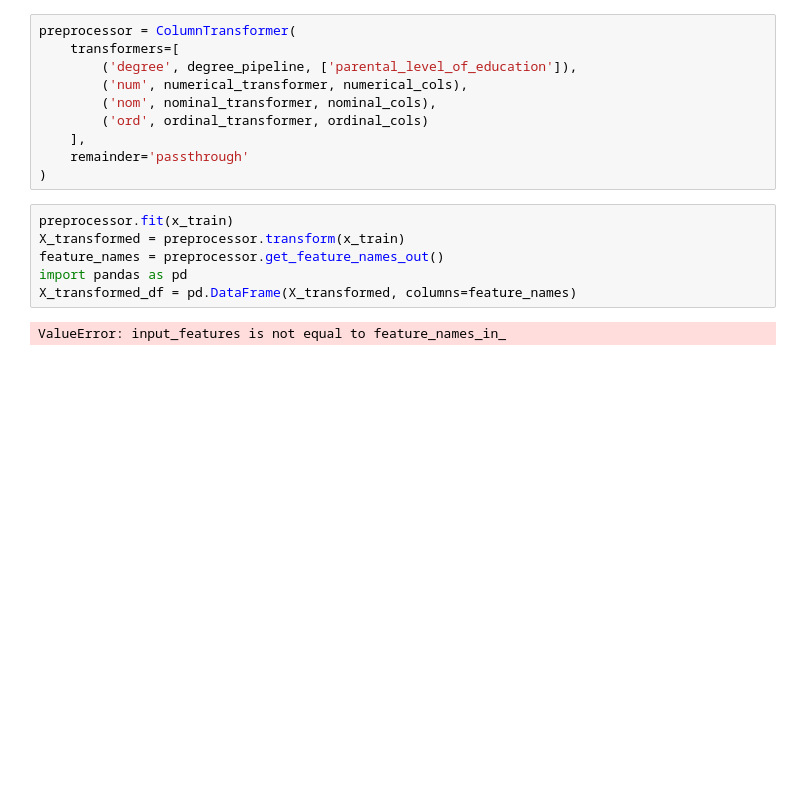
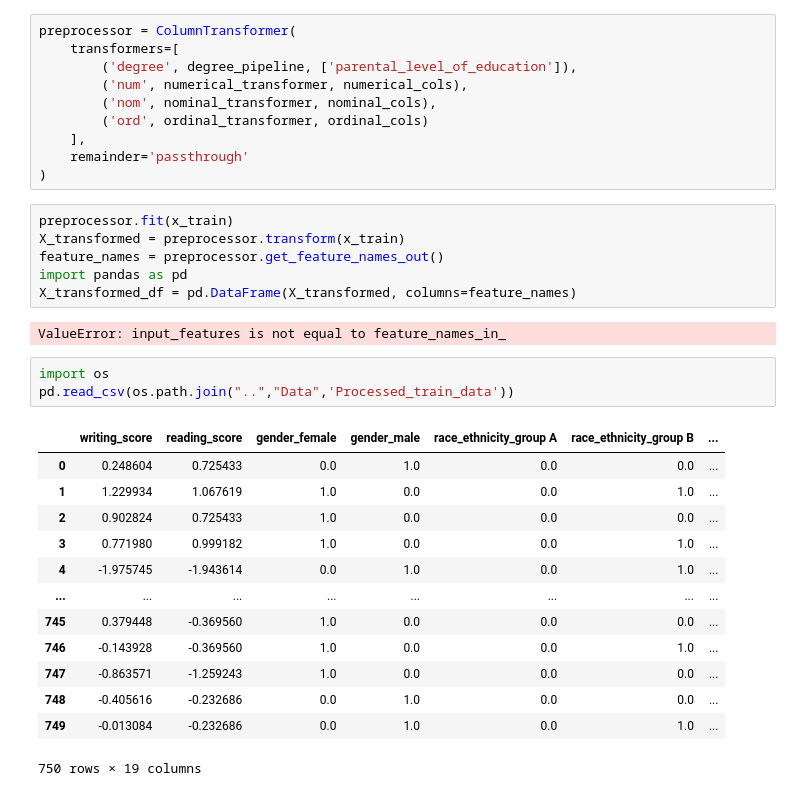
Before and after one commit to Kammarishivashankar/student_performance_indicator, a Jupyter notebook: EDA/eda_and_modelling.ipynb, the cells around one changed output. Saved outputs shown, nothing was run; the diff lists cells and outputs as text; blank space fills up the shorter version.

```diff
--- a/EDA/eda_and_modelling.ipynb
+++ b/EDA/eda_and_modelling.ipynb
@@ -241,3 +241,20 @@ import pandas as pd
 X_transformed_df = pd.DataFrame(X_transformed, columns=feature_names)
 # %% [output]
 ValueError: input_features is not equal to feature_names_in_
+# %%
+import os
+pd.read_csv(os.path.join("..","Data",'Processed_train_data'))
+# %% [output]
+|  | writing_score | reading_score | gender_female | gender_male | race_ethnicity_group A | race_ethnicity_group B | ... |
+| 0 | 0.248604 | 0.725433 | 0.0 | 1.0 | 0.0 | 0.0 | ... |
+| 1 | 1.229934 | 1.067619 | 1.0 | 0.0 | 0.0 | 1.0 | ... |
+| 2 | 0.902824 | 0.725433 | 1.0 | 0.0 | 0.0 | 0.0 | ... |
+| 3 | 0.771980 | 0.999182 | 1.0 | 0.0 | 0.0 | 1.0 | ... |
+| 4 | -1.975745 | -1.943614 | 0.0 | 1.0 | 0.0 | 1.0 | ... |
+| ... | ... | ... | ... | ... | ... | ... | ... |
+| 745 | 0.379448 | -0.369560 | 1.0 | 0.0 | 0.0 | 0.0 | ... |
+| 746 | -0.143928 | -0.369560 | 1.0 | 0.0 | 0.0 | 1.0 | ... |
+| 747 | -0.863571 | -1.259243 | 1.0 | 0.0 | 0.0 | 0.0 | ... |
+| 748 | -0.405616 | -0.232686 | 0.0 | 1.0 | 0.0 | 0.0 | ... |
+| 749 | -0.013084 | -0.232686 | 0.0 | 1.0 | 0.0 | 1.0 | ... |
+750 rows × 19 columns
```
Also changed, not shown: 22 other files.
